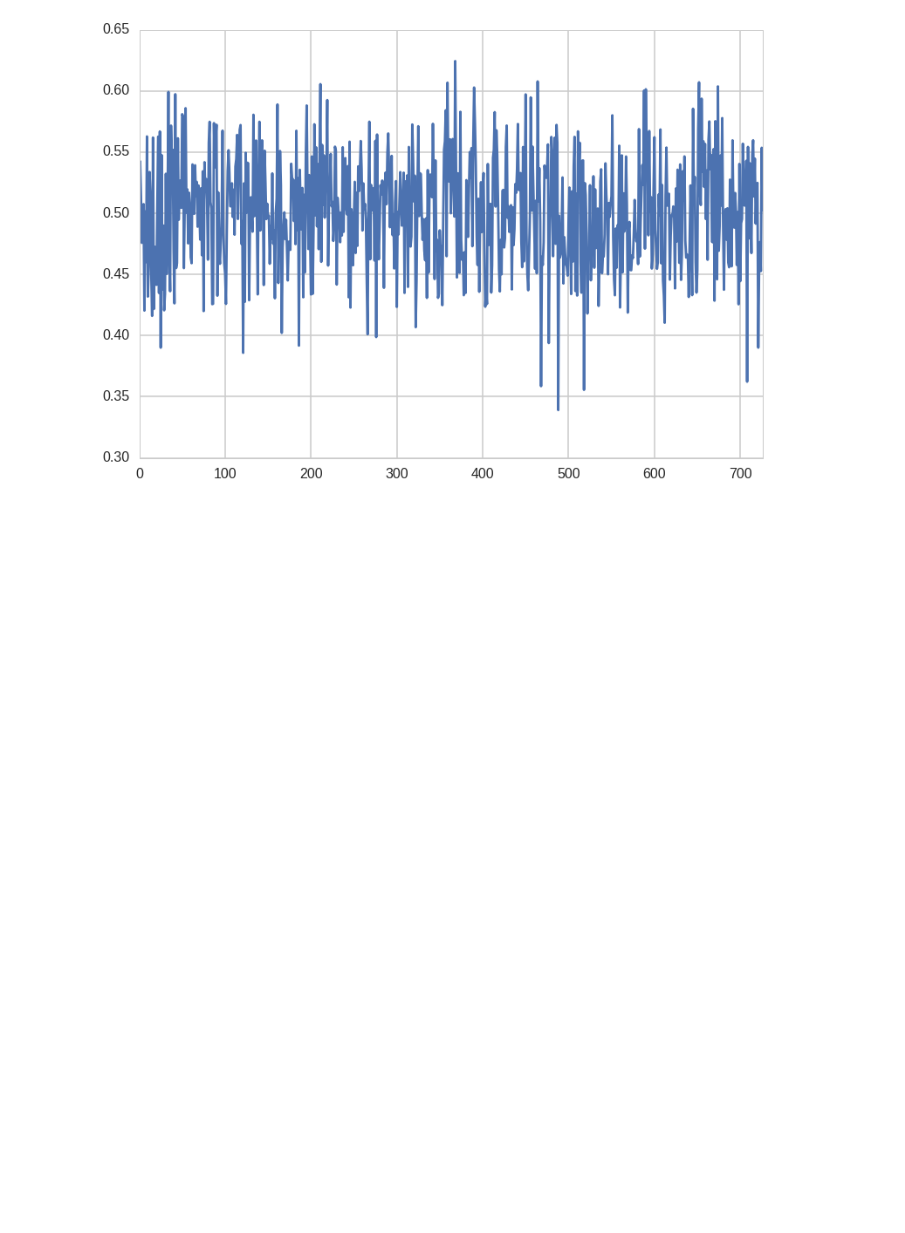
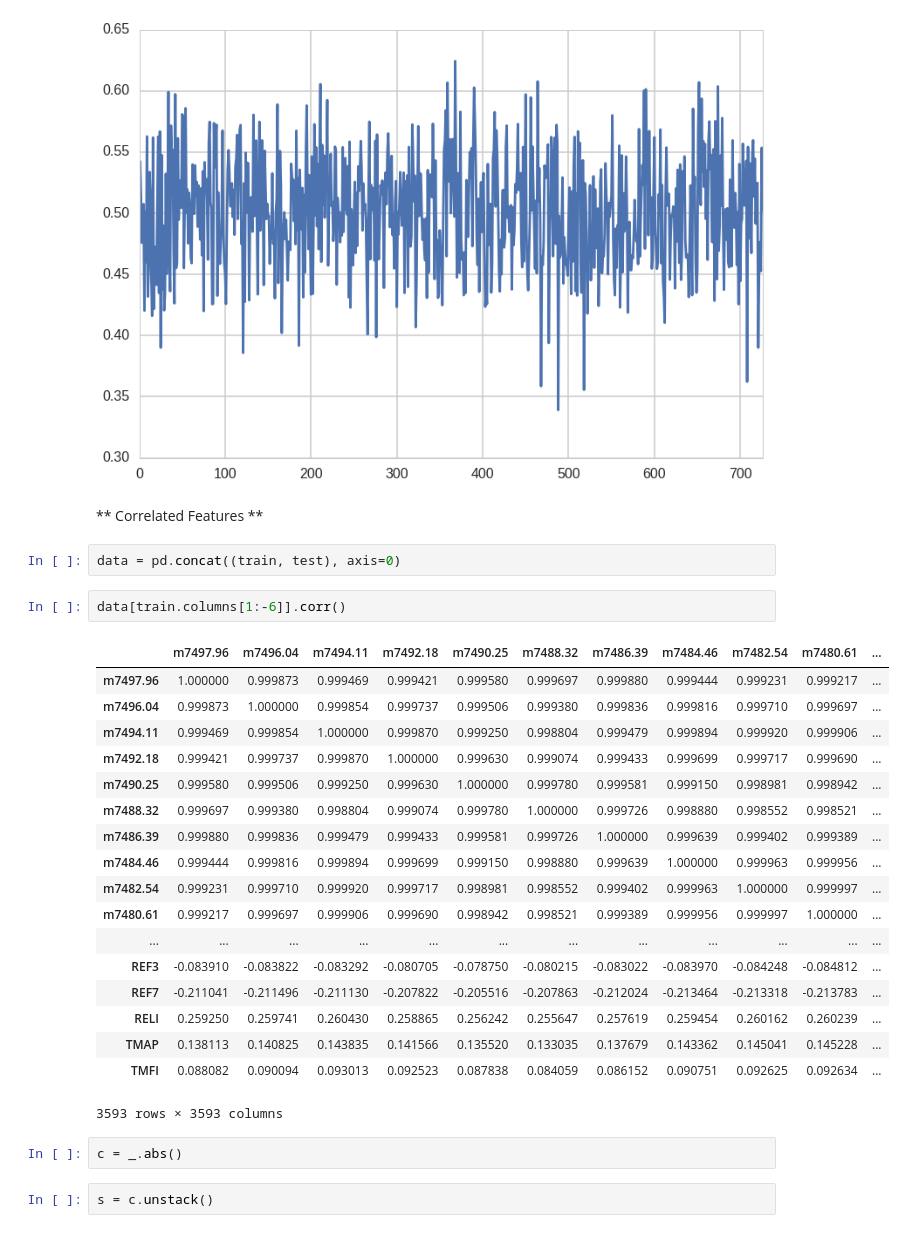
Before and after one commit to numb3r33/African-Soil-Prediction, a Jupyter notebook: notebooks/DataExploration.ipynb, the cells around one changed output. Drawn from its saved outputs; the diff is of its cells as text; blank space fills up the shorter version.

```diff
--- a/notebooks/DataExploration.ipynb
+++ b/notebooks/DataExploration.ipynb
@@ -135,3 +135,32 @@ train[train.columns[1:-5]].std(axis=1).plot();
 test[train.columns[1:-5]].std(axis=1).plot();
 # %% [output]
 [figure]
+# %% [markdown]
+** Correlated Features **
+# %%
+data = pd.concat((train, test), axis=0)
+# %%
+data[train.columns[1:-6]].corr()
+# %% [output]
+|  | m7497.96 | m7496.04 | m7494.11 | m7492.18 | m7490.25 | m7488.32 | m7486.39 | m7484.46 | m7482.54 | m7480.61 | ... |
+| m7497.96 | 1.000000 | 0.999873 | 0.999469 | 0.999421 | 0.999580 | 0.999697 | 0.999880 | 0.999444 | 0.999231 | 0.999217 | ... |
+| m7496.04 | 0.999873 | 1.000000 | 0.999854 | 0.999737 | 0.999506 | 0.999380 | 0.999836 | 0.999816 | 0.999710 | 0.999697 | ... |
+| m7494.11 | 0.999469 | 0.999854 | 1.000000 | 0.999870 | 0.999250 | 0.998804 | 0.999479 | 0.999894 | 0.999920 | 0.999906 | ... |
+| m7492.18 | 0.999421 | 0.999737 | 0.999870 | 1.000000 | 0.999630 | 0.999074 | 0.999433 | 0.999699 | 0.999717 | 0.999690 | ... |
+| m7490.25 | 0.999580 | 0.999506 | 0.999250 | 0.999630 | 1.000000 | 0.999780 | 0.999581 | 0.999150 | 0.998981 | 0.998942 | ... |
+| m7488.32 | 0.999697 | 0.999380 | 0.998804 | 0.999074 | 0.999780 | 1.000000 | 0.999726 | 0.998880 | 0.998552 | 0.998521 | ... |
+| m7486.39 | 0.999880 | 0.999836 | 0.999479 | 0.999433 | 0.999581 | 0.999726 | 1.000000 | 0.999639 | 0.999402 | 0.999389 | ... |
+| m7484.46 | 0.999444 | 0.999816 | 0.999894 | 0.999699 | 0.999150 | 0.998880 | 0.999639 | 1.000000 | 0.999963 | 0.999956 | ... |
+| m7482.54 | 0.999231 | 0.999710 | 0.999920 | 0.999717 | 0.998981 | 0.998552 | 0.999402 | 0.999963 | 1.000000 | 0.999997 | ... |
+| m7480.61 | 0.999217 | 0.999697 | 0.999906 | 0.999690 | 0.998942 | 0.998521 | 0.999389 | 0.999956 | 0.999997 | 1.000000 | ... |
+| ... | ... | ... | ... | ... | ... | ... | ... | ... | ... | ... | ... |
+| REF3 | -0.083910 | -0.083822 | -0.083292 | -0.080705 | -0.078750 | -0.080215 | -0.083022 | -0.083970 | -0.084248 | -0.084812 | ... |
+| REF7 | -0.211041 | -0.211496 | -0.211130 | -0.207822 | -0.205516 | -0.207863 | -0.212024 | -0.213464 | -0.213318 | -0.213783 | ... |
+| RELI | 0.259250 | 0.259741 | 0.260430 | 0.258865 | 0.256242 | 0.255647 | 0.257619 | 0.259454 | 0.260162 | 0.260239 | ... |
+| TMAP | 0.138113 | 0.140825 | 0.143835 | 0.141566 | 0.135520 | 0.133035 | 0.137679 | 0.143362 | 0.145041 | 0.145228 | ... |
+| TMFI | 0.088082 | 0.090094 | 0.093013 | 0.092523 | 0.087838 | 0.084059 | 0.086152 | 0.090751 | 0.092625 | 0.092634 | ... |
+3593 rows × 3593 columns
+# %%
+c = _.abs()
+# %%
+s = c.unstack()
```
Also changed, not shown: parts of 2 cells of this notebook.
